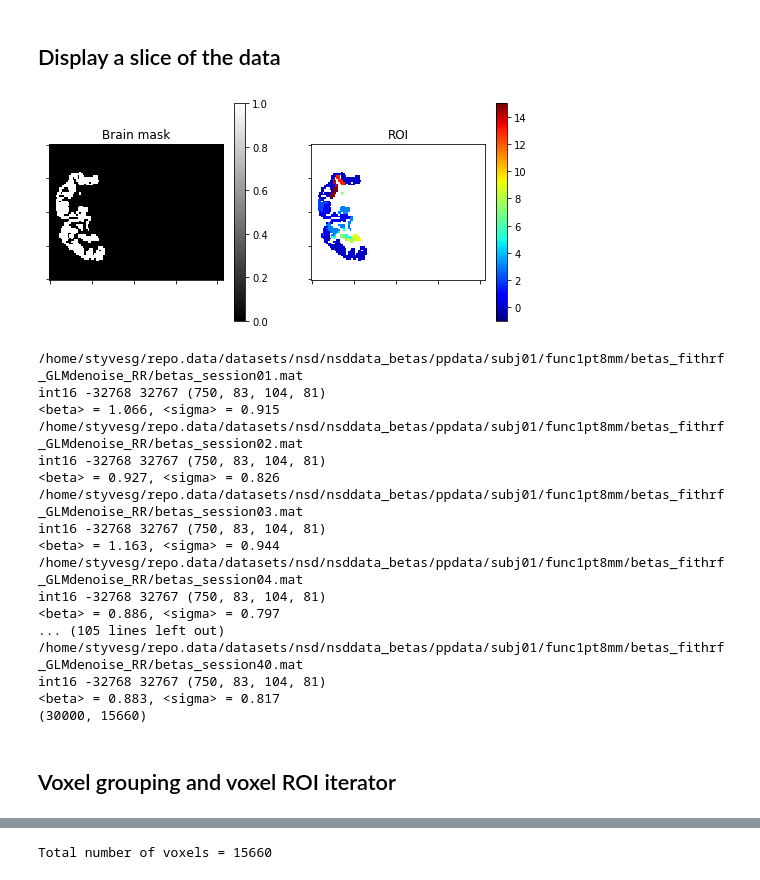
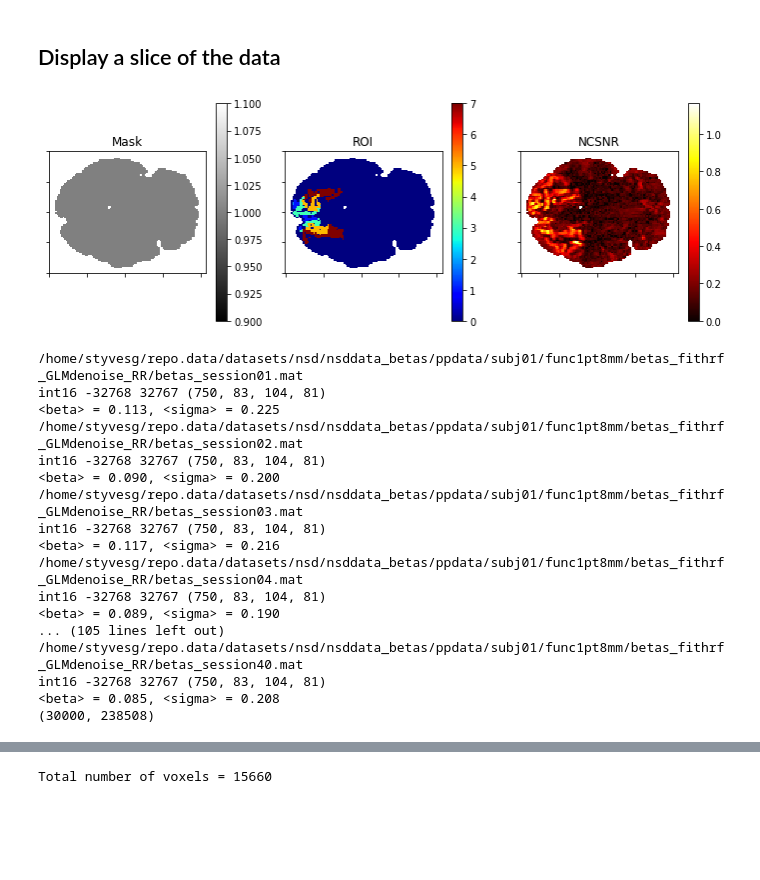
Before and after one commit to styvesg/nsd, a Jupyter notebook: torched_alexnet_fwrf_reload.ipynb, the cells around one changed output, grey strips where cells are left out. Cells and saved outputs as stored; diff of their text form; code cells hidden in the pictures; blank space fills up the shorter version.

```diff
--- a/torched_alexnet_fwrf_reload.ipynb
+++ b/torched_alexnet_fwrf_reload.ipynb
@@ -144,48 +145,55 @@ volume_val_cc_nc_ratio  = view_data(brain_nii_shape, voxel_idx, model_params['va
 # %% [markdown]
 ## Display a slice of the data
 # %%
-volume_brain_mask = view_data(brain_nii_shape, np.arange(len(voxel_mask)), voxel_mask)
-volume_brain_roi  = view_data(brain_nii_shape, voxel_idx, voxel_roi)
+slice_idx = 35
+plt.figure(figsize=(12, 4))
 
-slice_idx = 40
-fig = plt.figure(figsize=(18,4))
-plt.subplot(1,4,1)
+volume_brain_mask = view_data(brain_nii_shape, voxel_idx, np.ones_like(voxel_idx), save_to=output_dir+"subj%02d_mask"%subject)
+volume_brain_roi  = view_data(brain_nii_shape, voxel_idx, voxel_roi, save_to=output_dir+"subj%02d_roi"%subject)
+volume_ncsnr      = view_data(brain_nii_shape, voxel_idx, voxel_ncsnr, save_to=output_dir+"subj%02d_ncsnr"%subject)
+##
+plt.subplot(1,3,1)
 plt.imshow(volume_brain_mask[:,:,slice_idx], cmap='gray', interpolation='None')
-plt.title('Brain mask')
+plt.title('Mask')
 plt.colorbar()
 _=plt.gca().set_xticklabels([])
 _=plt.gca().set_yticklabels([])
-plt.subplot(1,4,2)
+plt.subplot(1,3,2)
 plt.imshow(volume_brain_roi[:,:,slice_idx], cmap='jet', interpolation='None')
+plt.clim([0,7])
 plt.title('ROI')
 plt.colorbar()
 _=plt.gca().set_xticklabels([])
 _=plt.gca().set_yticklabels([])
+plt.subplot(1,3,3)
+plt.imshow(volume_ncsnr[:,:,slice_idx], cmap='hot', interpolation='None')
+plt.title('NCSNR')
+plt.colorbar()
+_=plt.gca().set_xticklabels([])
+_=plt.gca().set_yticklabels([])
 # %% [output]
-[figure, old version]
+[figure, new version]
 # %%
 beta_subj = beta_root + "subj%02d/func1pt8mm/betas_fithrf_GLMdenoise_RR/" % (subject,)
 
 from src.load_nsd import load_betas
-voxel_data, filenames = load_betas(folder_name=beta_subj, zscore=True, voxel_mask=voxel_mask, up_to=-1)
+voxel_data, filenames = load_betas(folder_name=beta_subj, zscore=True, voxel_mask=voxel_mask, up_to=-1, load_ext=".mat")
 print (voxel_data.shape)
 # %% [output]
 /home/styvesg/repo.data/datasets/nsd/nsddata_betas/ppdata/subj01/func1pt8mm/betas_fithrf_GLMdenoise_RR/betas_session01.mat
 int16 -32768 32767 (750, 83, 104, 81)
-<beta> = 1.066, <sigma> = 0.915
+<beta> = 0.113, <sigma> = 0.225
 /home/styvesg/repo.data/datasets/nsd/nsddata_betas/ppdata/subj01/func1pt8mm/betas_fithrf_GLMdenoise_RR/betas_session02.mat
 int16 -32768 32767 (750, 83, 104, 81)
-<beta> = 0.927, <sigma> = 0.826
+<beta> = 0.090, <sigma> = 0.200
 /home/styvesg/repo.data/datasets/nsd/nsddata_betas/ppdata/subj01/func1pt8mm/betas_fithrf_GLMdenoise_RR/betas_session03.mat
 int16 -32768 32767 (750, 83, 104, 81)
-<beta> = 1.163, <sigma> = 0.944
+<beta> = 0.117, <sigma> = 0.216
 /home/styvesg/repo.data/datasets/nsd/nsddata_betas/ppdata/subj01/func1pt8mm/betas_fithrf_GLMdenoise_RR/betas_session04.mat
 int16 -32768 32767 (750, 83, 104, 81)
-<beta> = 0.886, <sigma> = 0.797
+<beta> = 0.089, <sigma> = 0.190
 ... (105 lines left out)
 /home/styvesg/repo.data/datasets/nsd/nsddata_betas/ppdata/subj01/func1pt8mm/betas_fithrf_GLMdenoise_RR/betas_session40.mat
 int16 -32768 32767 (750, 83, 104, 81)
-<beta> = 0.883, <sigma> = 0.817
-(30000, 15660)
+<beta> = 0.085, <sigma> = 0.208
+(30000, 238508)
-# %% [markdown]
-## Voxel grouping and voxel ROI iterator
```
Also changed, not shown: parts of 21 cells of this notebook, 3 other files.
